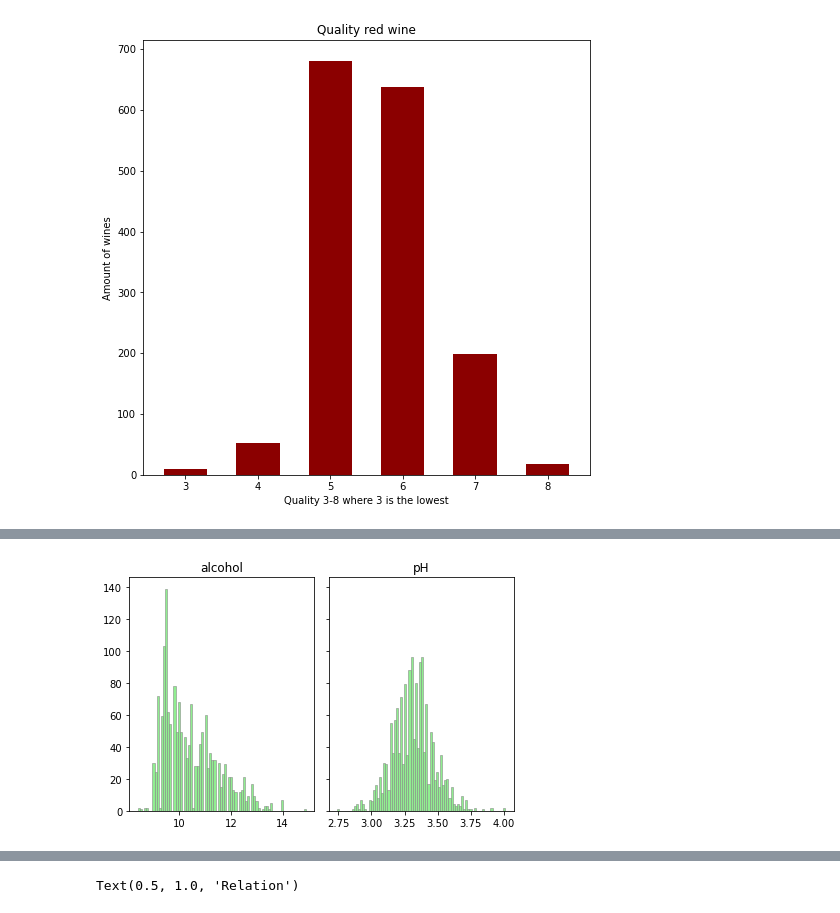
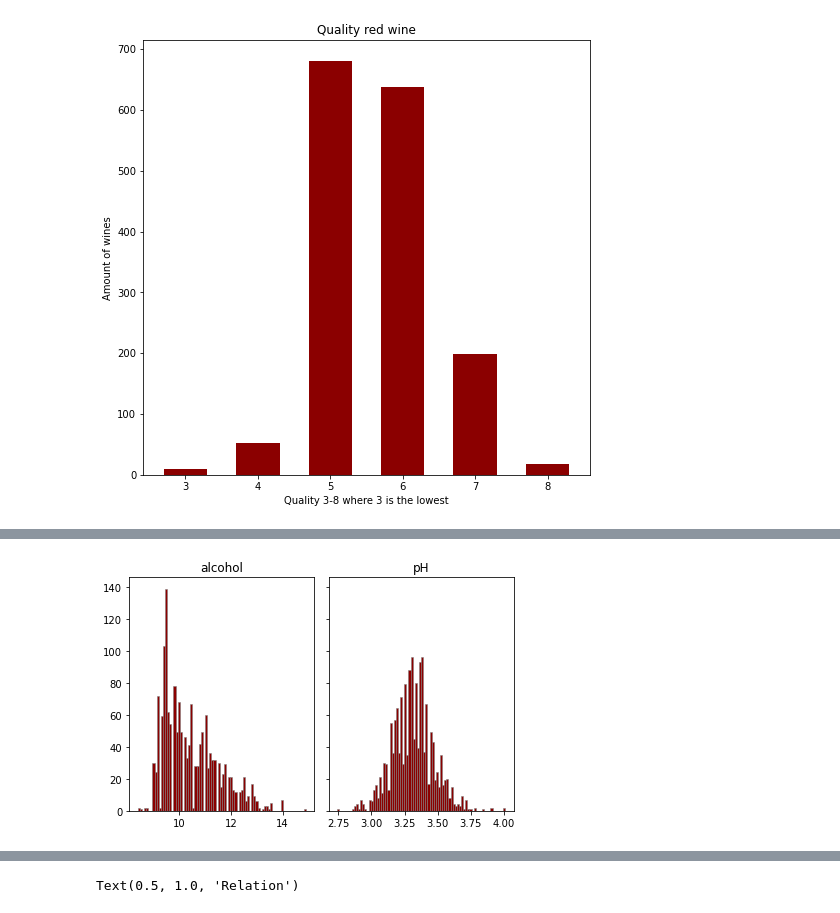
Before and after one commit to movifu1982/homework, a Jupyter notebook: homework.ipynb, the cells around one changed output, grey strips where cells are left out. Cells and saved outputs as stored; diff of their text form; code cells hidden in the pictures.

```diff
--- a/homework.ipynb
+++ b/homework.ipynb
@@ -78,13 +103,15 @@ plt.show()
 # %%
 fig, axs = plt.subplots(1, 2, sharey="row", tight_layout=True)
 
 axs[0].set_title("alcohol")
 axs[1].set_title("pH")
 
-axs[0].hist(red_wine['alcohol'], color='lightgreen', bins=80,
+axs[0].hist(red_wine['alcohol'], color='darkred', bins=80,
          edgecolor='grey', linewidth=0.5)
-axs[1].hist(red_wine['pH'], color='lightgreen', bins=80,
+axs[1].hist(red_wine['pH'], color='darkred', bins=80,
          edgecolor='grey', linewidth=0.5)
+
+
 plt.show()
 # %% [output]
-[figure, old version]
+[figure, new version]
```
Also changed, not shown: parts of 27 cells of this notebook.
